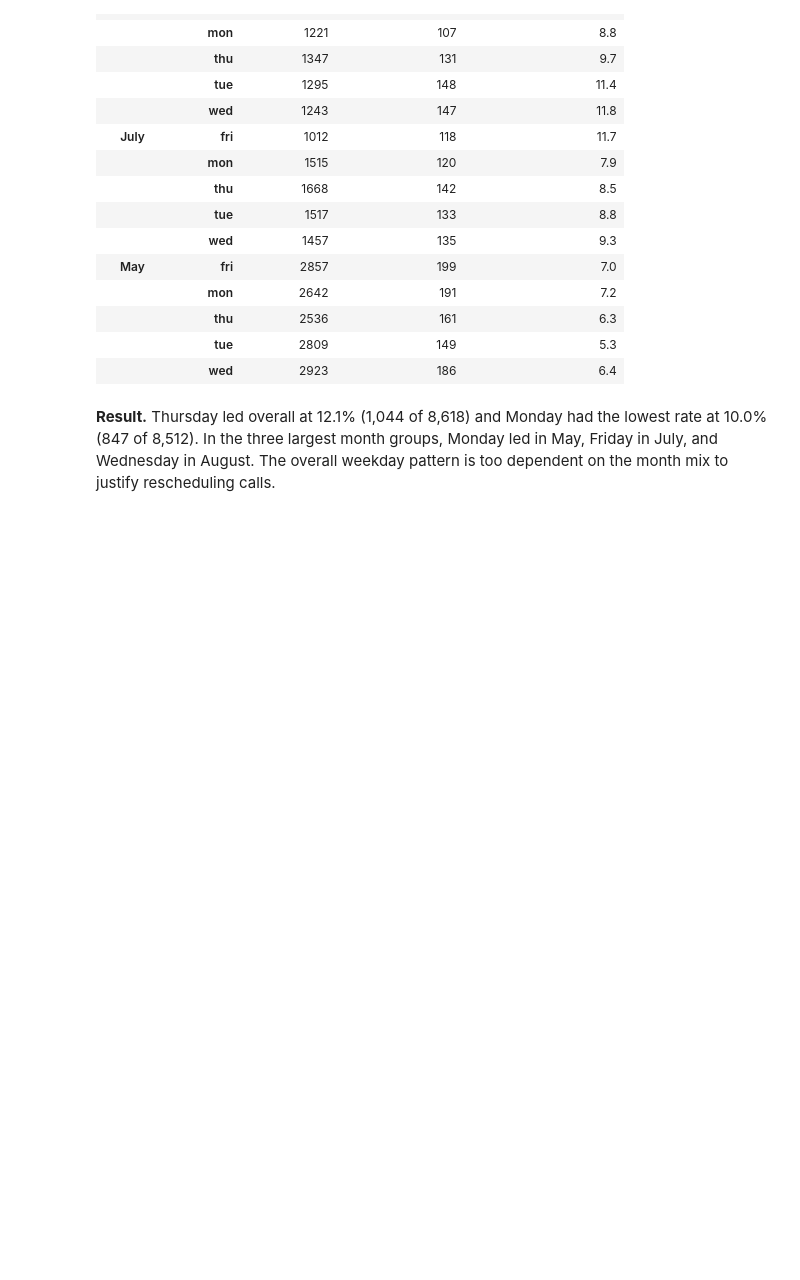
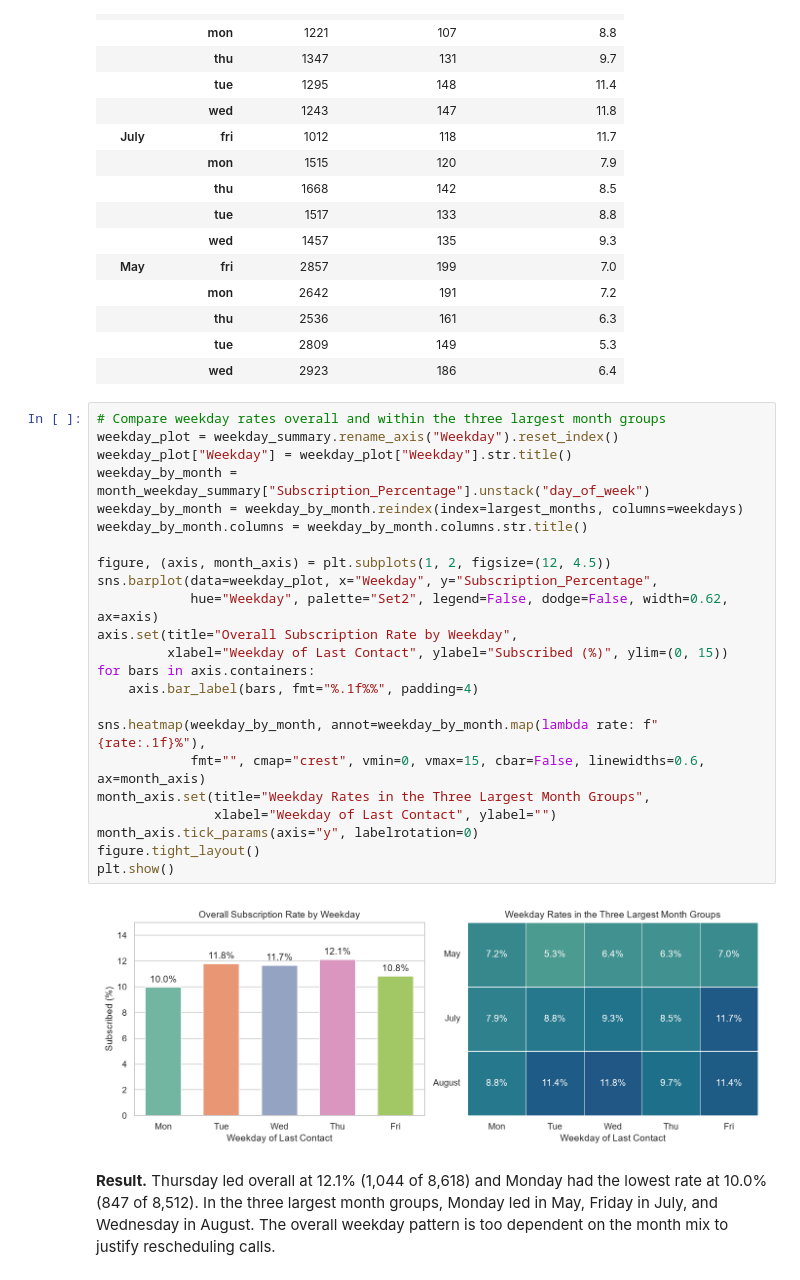
Before and after one commit to Hanamizuiro/bank-marketing-campaign-effectiveness, a Jupyter notebook: bank-marketing-campaign-effectiveness.ipynb, the cells around one changed output. Drawn from its saved outputs; the diff is of its cells as text; blank space fills up the shorter version.

```diff
--- a/bank-marketing-campaign-effectiveness.ipynb
+++ b/bank-marketing-campaign-effectiveness.ipynb
@@ -484,6 +518,31 @@ month_weekday_summary.round(1)
 |  | thu | 2536 | 161 | 6.3 |
 |  | tue | 2809 | 149 | 5.3 |
 |  | wed | 2923 | 186 | 6.4 |
+# %%
+# Compare weekday rates overall and within the three largest month groups
+weekday_plot = weekday_summary.rename_axis("Weekday").reset_index()
+weekday_plot["Weekday"] = weekday_plot["Weekday"].str.title()
+weekday_by_month = month_weekday_summary["Subscription_Percentage"].unstack("day_of_week")
+weekday_by_month = weekday_by_month.reindex(index=largest_months, columns=weekdays)
+weekday_by_month.columns = weekday_by_month.columns.str.title()
+
+figure, (axis, month_axis) = plt.subplots(1, 2, figsize=(12, 4.5))
+sns.barplot(data=weekday_plot, x="Weekday", y="Subscription_Percentage",
+            hue="Weekday", palette="Set2", legend=False, dodge=False, width=0.62, ax=axis)
+axis.set(title="Overall Subscription Rate by Weekday",
+         xlabel="Weekday of Last Contact", ylabel="Subscribed (%)", ylim=(0, 15))
+for bars in axis.containers:
+    axis.bar_label(bars, fmt="%.1f%%", padding=4)
+
+sns.heatmap(weekday_by_month, annot=weekday_by_month.map(lambda rate: f"{rate:.1f}%"),
+            fmt="", cmap="crest", vmin=0, vmax=15, cbar=False, linewidths=0.6, ax=month_axis)
+month_axis.set(title="Weekday Rates in the Three Largest Month Groups",
+               xlabel="Weekday of Last Contact", ylabel="")
+month_axis.tick_params(axis="y", labelrotation=0)
+figure.tight_layout()
+plt.show()
+# %% [output]
+[figure, added]
 # %% [markdown]
 **Result.** Thursday led overall at 12.1% (1,044 of 8,618) and Monday had the lowest rate at 10.0% (847 of 8,512). In the three largest month groups, Monday led in May, Friday in July, and Wednesday in August. The overall weekday pattern is too dependent on the month mix to justify rescheduling calls.
 # %% [markdown]
```
Also changed, not shown: parts of 2 cells of this notebook.
